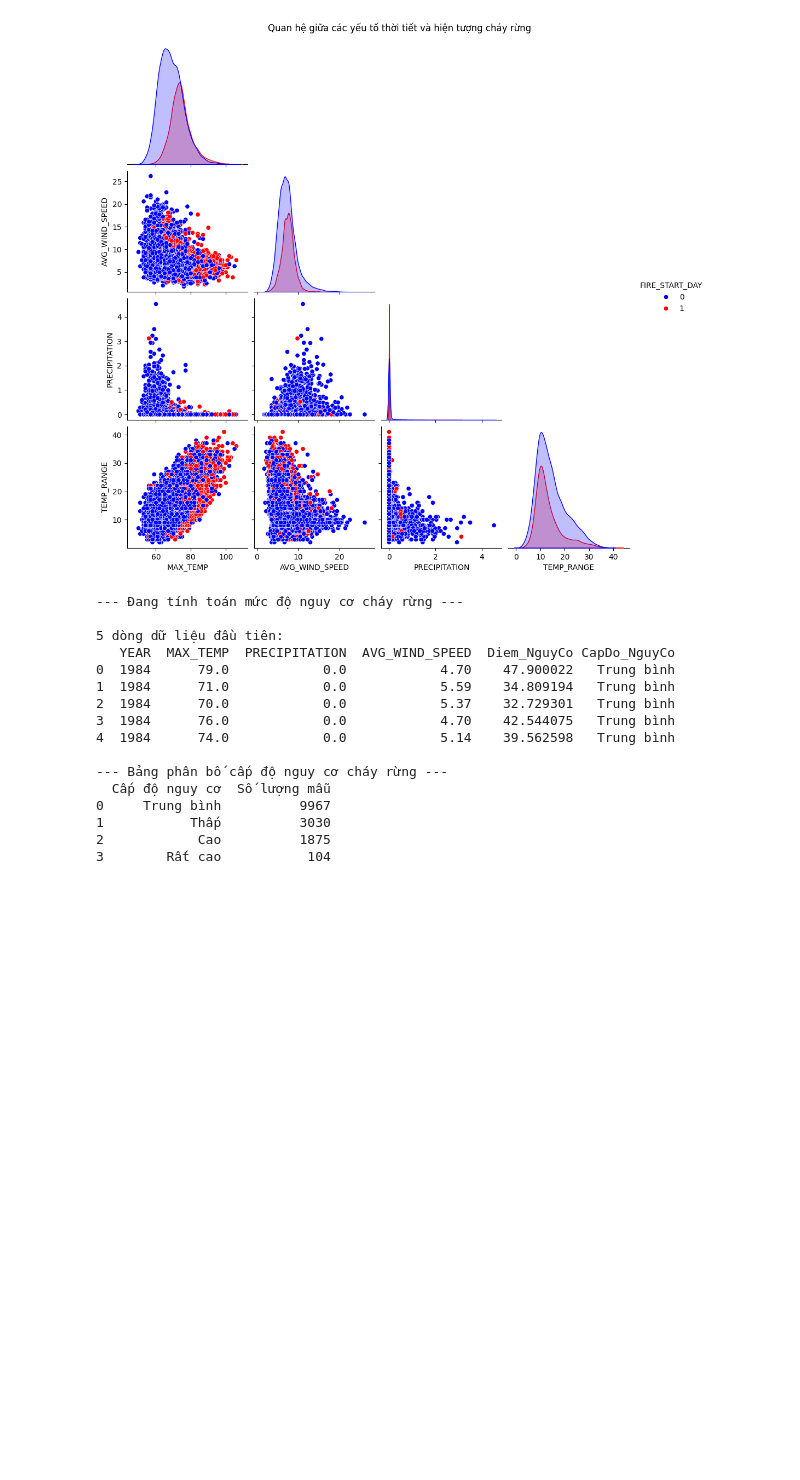
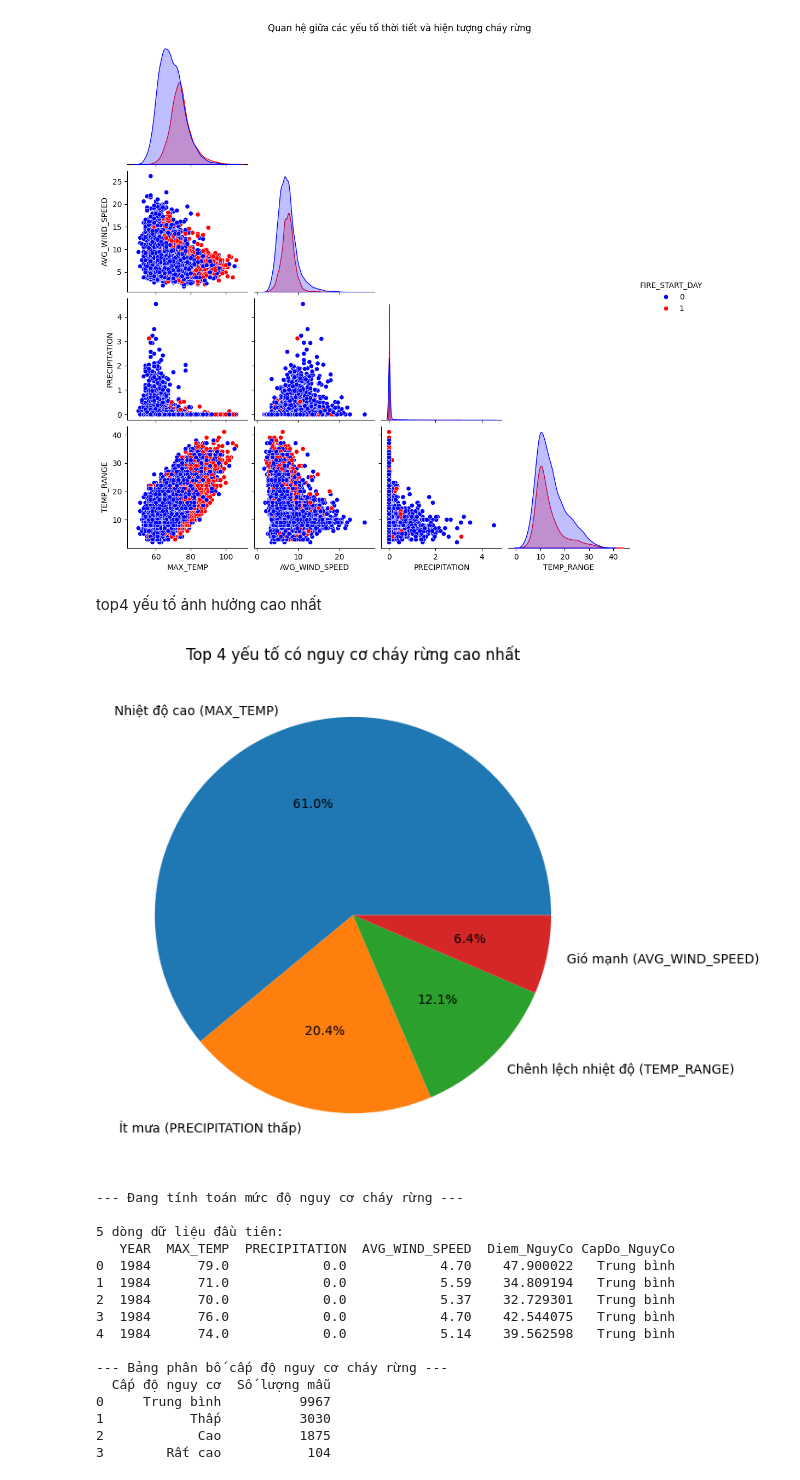
Before and after one commit to huando712/NCKK_PYTHON, a Jupyter notebook: NCKK_PYTHON/huan/Programe (2)/nckh3.ipynb, the cells around one changed output. Cells and saved outputs as stored; diff of their text form; code cells hidden in the pictures; blank space fills up the shorter version.

```diff
--- a/NCKK_PYTHON/huan/Programe (2)/nckh3.ipynb
+++ b/NCKK_PYTHON/huan/Programe (2)/nckh3.ipynb
@@ -312,6 +312,49 @@ Name: FIRE_START_DAY, dtype: float64
 
 ✅ Yếu tố có mối tương quan cao nhất với cháy rừng là **MIN_TEMP** với hệ số 0.468
 [figure]
+# %% [markdown]
+top4 yếu tố ảnh hưởng cao nhất
+# %%
+import pandas as pd
+import matplotlib.pyplot as plt
+
+# Đọc file CSV bạn đã upload
+csv_path = r"D:\OneDrive\Máy tính\github cơ\NCKK_PYTHON\NCKK_PYTHON\huan\Programe (2)\CA_Weather_Fire_Dataset.csv"
+df = pd.read_csv(csv_path)
+
+# Tính điểm nguy cơ dựa trên 4 yếu tố:
+# - Nhiệt độ cao → MAX_TEMP
+# - Gió mạnh → AVG_WIND_SPEED
+# - Chênh lệch nhiệt độ → TEMP_RANGE
+# - Ít mưa → PRECIPITATION (nghịch đảo)
+
+risk_factors = {
+    "Nhiệt độ cao (MAX_TEMP)": df["MAX_TEMP"].mean(),
+    "Gió mạnh (AVG_WIND_SPEED)": df["AVG_WIND_SPEED"].mean(),
+    "Chênh lệch nhiệt độ (TEMP_RANGE)": df["TEMP_RANGE"].mean(),
+    "Ít mưa (PRECIPITATION thấp)": 1 / (df["PRECIPITATION"].mean() + 0.01)  # tránh chia cho 0
+}
+
+# Chuyển sang DataFrame
+risk_df = pd.DataFrame({
+    "factor": list(risk_factors.keys()),
+    "risk_score": list(risk_factors.values())
+})
+
+# Sắp xếp top 4
+top4 = risk_df.sort_values("risk_score", ascending=False)
+
+# Vẽ biểu đồ tròn
+plt.figure(figsize=(7, 7))
+plt.pie(
+    top4["risk_score"],
+    labels=top4["factor"],
+    autopct="%1.1f%%"
+)
+plt.title("Top 4 yếu tố có nguy cơ cháy rừng cao nhất")
+plt.show()
+# %% [output]
+[figure, added]
 # %%
 import pandas as pd
 import seaborn as sns
```
Also changed, not shown: parts of 2 cells of this notebook, 11 other files.
